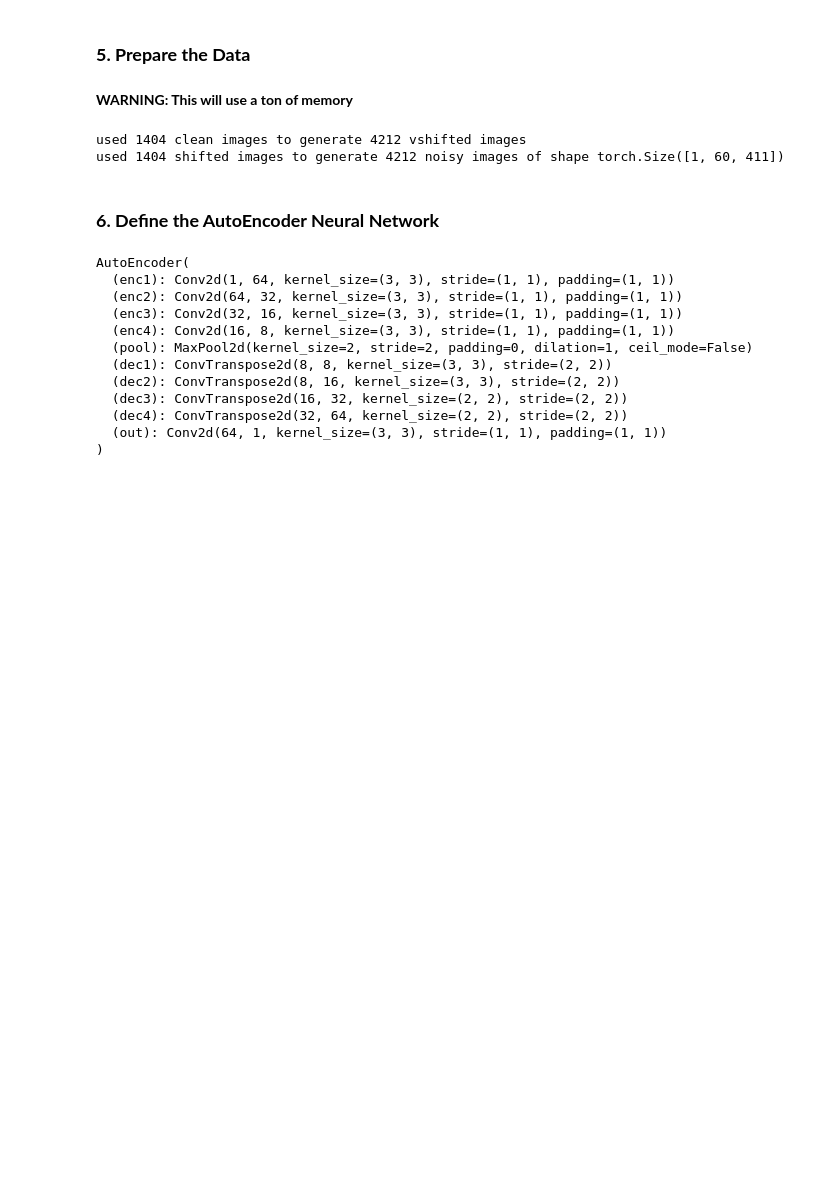
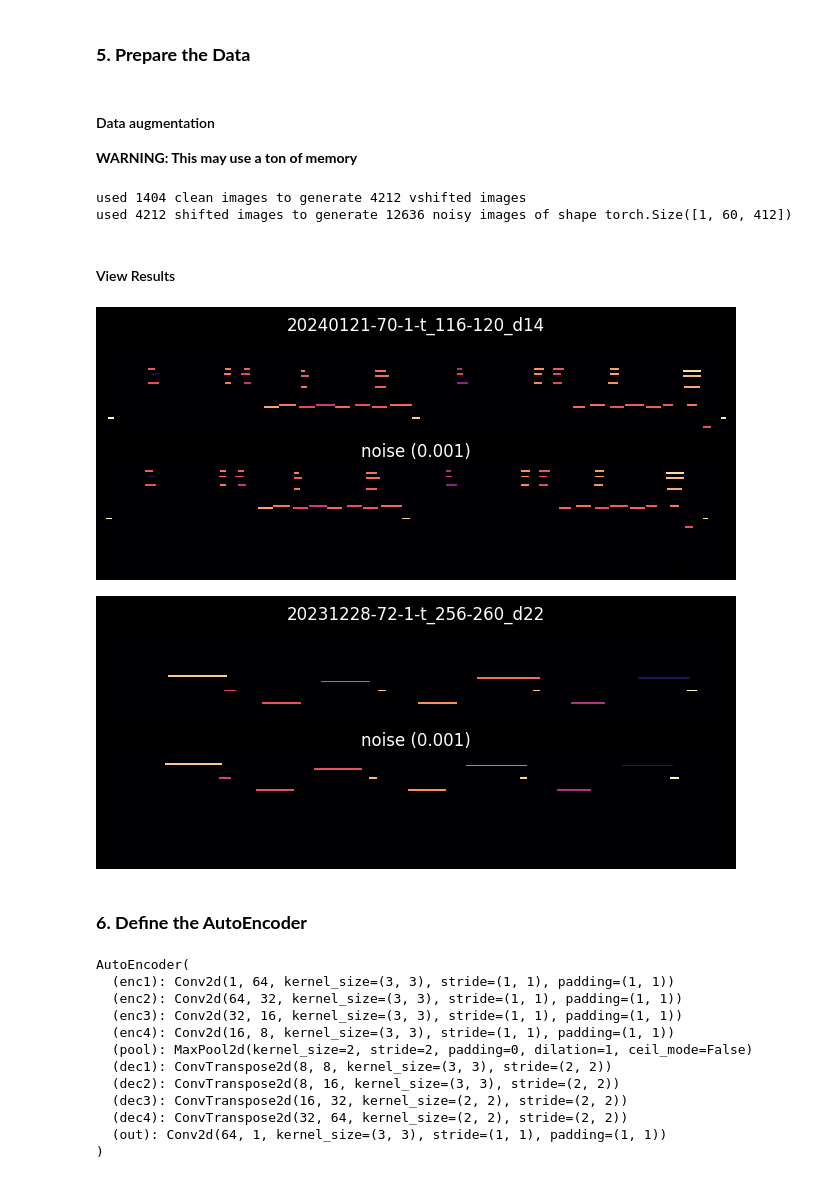
Before and after one commit to finlaymiller/autoencoder, a Jupyter notebook: denoising_autoencoder_for_midi.ipynb, the cells around one changed output. Drawn from its saved outputs; the diff is of its cells as text; code cells hidden in the pictures; blank space fills up the shorter version.

```diff
--- a/denoising_autoencoder_for_midi.ipynb
+++ b/denoising_autoencoder_for_midi.ipynb
@@ -357,7 +201,8 @@ def augment_data(data, num_permutations=NUM_PERMUTATIONS):
 
     return shifted_images, noisy_images
 # %% [markdown]
-**WARNING: This will use a ton of memory**
+#### Data augmentation
+**WARNING: This may use a ton of memory**
 # %%
 shifted_images, noisy_images = augment_data(clean_images)
 
@@ -368,16 +213,26 @@ shifted_images, noisy_images = augment_data(clean_images)
 # )
 print(
     f"used {len(list(clean_images.keys()))} clean images to generate {count_nested_items(shifted_images)} vshifted images"
-    # f"used {len(list(clean_images.keys()))} clean images to generate {len(list(shifted_images.keys()))} vshifted images"
 )
 print(
-    f"used {len(list(shifted_images.keys()))} shifted images to generate {len(noisy_images)} noisy images of shape {noisy_images[0][1].size()}"
+    f"used {count_nested_items(shifted_images)} shifted images to generate {len(noisy_images)} noisy images of shape {noisy_images[0][1].size()}"
 )
 # %% [output]
 used 1404 clean images to generate 4212 vshifted images
-used 1404 shifted images to generate 4212 noisy images of shape torch.Size([1, 60, 411])
+used 4212 shifted images to generate 12636 noisy images of shape torch.Size([1, 60, 412])
+# %% [markdown]
+#### View Results
+# %%
+for data in noisy_images[:2]:
+    k, v = data
+    compare_plot(
+        clean_images[k[: k.rfind("_")] + ".mid"], v, k, f"noise ({NOISE_FACTOR})"
+    )
+# %% [output]
+[figure, added]
+[figure, added]
 # %% [markdown]
-### **6. Define the AutoEncoder Neural Network**
+### **6. Define the AutoEncoder**
 # %%
 class AutoEncoder(nn.Module):
     def __init__(self):
```
Also changed, not shown: parts of 24 cells of this notebook, 7 other files.
